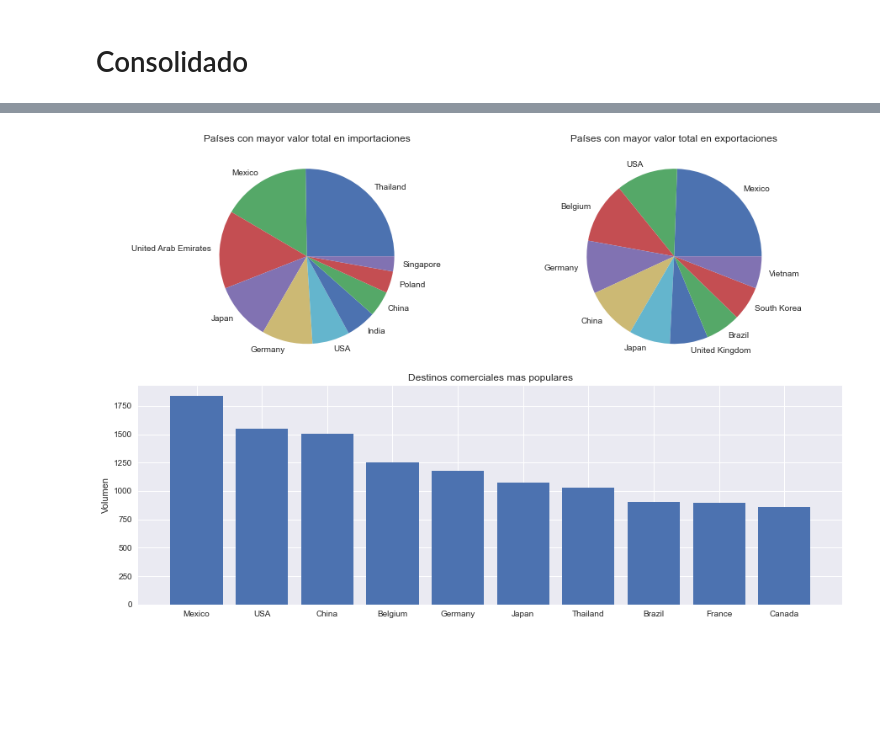
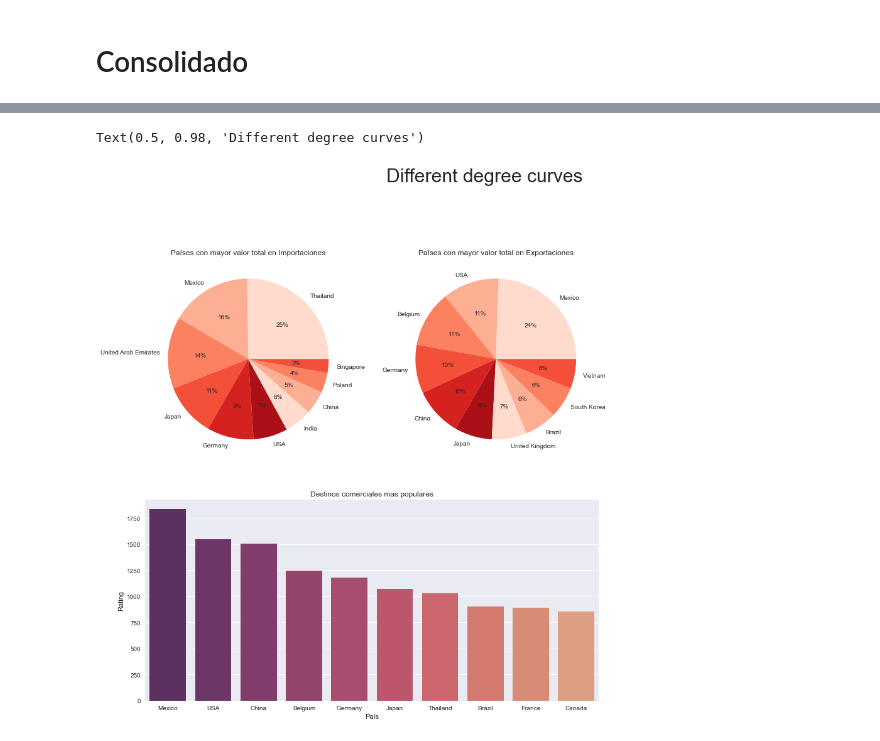
Before and after one commit to josue-islas/EmTech_2, a Jupyter notebook: Notebooks/ISLAS_GASRCILAZO_JOSUE_SABDIEL_PROYECTO.ipynb, the cells around one changed output, grey strips where cells are left out. Saved outputs shown, nothing was run; the diff lists cells and outputs as text; code cells hidden in the pictures; blank space fills up the shorter version.

```diff
--- a/Notebooks/ISLAS_GASRCILAZO_JOSUE_SABDIEL_PROYECTO.ipynb
+++ b/Notebooks/ISLAS_GASRCILAZO_JOSUE_SABDIEL_PROYECTO.ipynb
@@ -567,25 +535,34 @@ plt.subplots_adjust(hspace=0.2)
 # %%
-g_sup_izq = plt.subplot2grid(shape=(4, 4), loc = (0,0), rowspan=2, colspan=2)
-g_sup_izq.pie(
+colors = sns.color_palette(paleta)
+colors2 = sns.color_palette('Reds')
+fig, ax = plt.subplots(figsize = (20, 20))
+
+
+ax1 = plt.subplot2grid(shape=(3, 3), loc=(0, 0))
+ax2 = plt.subplot2grid(shape=(3, 3), loc=(0, 1))
+ax3 = plt.subplot2grid(shape=(3, 3), loc=(1, 0), colspan=2)
+
+ax1.pie(
     labels = df_paises_raiting.sort_values(by='Importaciones', ascending=False).iloc[:10].index,
-    x = df_paises_raiting.sort_values(by = 'Importaciones', ascending=False).iloc[:10].Importaciones
+    x = df_paises_raiting.sort_values(by = 'Importaciones', ascending=False).iloc[:10].Importaciones,
+    colors = colors2, autopct='%.0f%%'
     )
-g_sup_izq.set_title('Países con mayor valor total en importaciones')
+ax1.set_title('Países con mayor valor total en Importaciones')
+ax2.pie(
+    labels = df_paises_raiting.sort_values(by='Exportaciones', ascending=False).iloc[:10].index,
+    x = df_paises_raiting.sort_values(by = 'Exportaciones', ascending=False).iloc[:10].Exportaciones,
+    colors = colors2, autopct='%.0f%%'
+    )
+ax2.set_title('Países con mayor valor total en Exportaciones')
+ax3 = sns.barplot(
+            x = df_destinos.iloc[:10].index,
+            y = df_destinos['Rating'].iloc[:10],
+            palette=paleta,
+            ax=ax3
+            )
+ax3.set_title('Destinos comerciales mas populares')
 
-g_sup_der = plt.subplot2grid(shape=(4, 4), loc = (0, 2), rowspan=2, colspan=2)
-g_sup_der.pie(
-    labels = df_paises_raiting.sort_values(by='Exportaciones', ascending=False).iloc[:10].index,
-    x = df_paises_raiting.sort_values(by = 'Exportaciones', ascending=False).iloc[:10].Exportaciones
-    )
-g_sup_der.set_title('Países con mayor valor total en exportaciones')
-
-g_inferior = plt.subplot2grid(shape=(4, 4), loc = (2, 0), rowspan=2, colspan=4)
-g_inferior.bar(
-    x = df_destinos.iloc[:10].index,
-    height = df_destinos['Rating'].iloc[:10])
-g_inferior.set_ylabel('Volumen')
-g_inferior.set_title('Destinos comerciales mas populares')
-
-plt.gcf().set_size_inches(15, 10)
+plt.suptitle('Different degree curves', fontsize = 30)
 # %% [output]
+Text(0.5, 0.98, 'Different degree curves')
-[figure, old version]
+[figure, new version]
```
Also changed, not shown: parts of 3 cells of this notebook, 1 other file.
